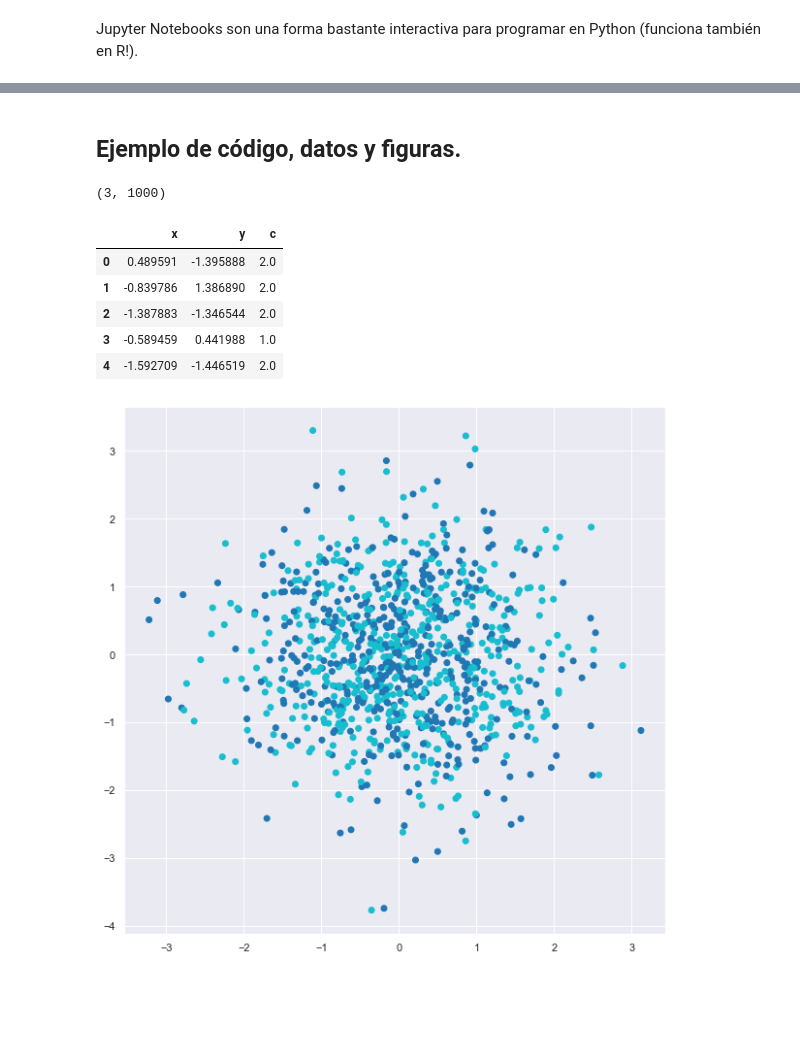
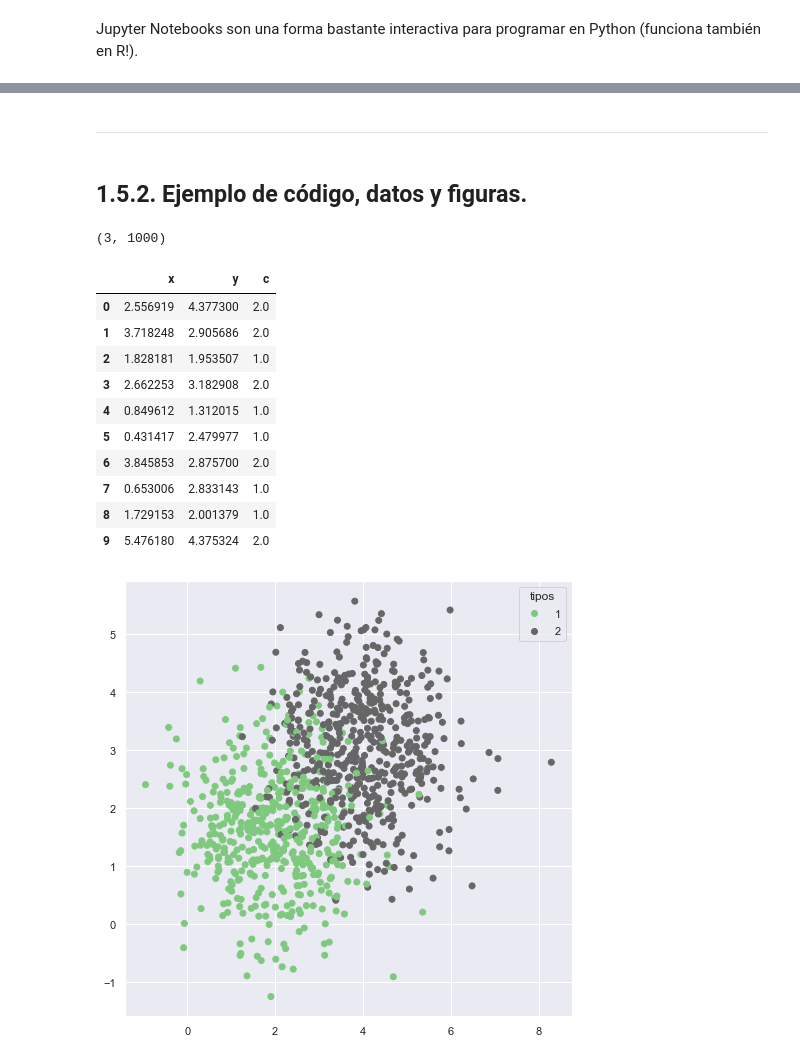
Before and after one commit to alejo-acosta/python-course, a Jupyter notebook: 1.5jupyter.ipynb, the cells around one changed output, grey strips where cells are left out. Saved outputs shown, nothing was run; the diff lists cells and outputs as text; code cells hidden in the pictures; blank space fills up the shorter version.

```diff
--- a/1.5jupyter.ipynb
+++ b/1.5jupyter.ipynb
@@ -26,5 +33,7 @@ Todo lo anterior se combina con código, táblas y figuras generadas en Python!
+# %% [markdown]
+---
 # %% [markdown]
-## Ejemplo de código, datos y figuras.
+## 1.5.2. Ejemplo de código, datos y figuras.
 # %%
 import numpy as np
 import pandas as pd
@@ -35,9 +44,9 @@ sns.set_theme()
 %matplotlib inline
 # %%
 n = 1000
-x = np.random.normal(0,1,n)
-y = np.random.normal(0,1,n)
 c = np.random.choice([1,2],n)
+x = np.random.normal(0,1,n) + c*2
+y = np.random.normal(0,1,n) + c*1.5
 
 array = np.array([x,y,c])
 # %%
@@ -46,17 +55,23 @@ array.shape
 (3, 1000)
 # %%
 df = pd.DataFrame(array, index=['x','y','c']).T
-df.head()
+df.head(10)
 # %% [output]
 |  | x | y | c |
-| 0 | 0.489591 | -1.395888 | 2.0 |
-| 1 | -0.839786 | 1.386890 | 2.0 |
-| 2 | -1.387883 | -1.346544 | 2.0 |
-| 3 | -0.589459 | 0.441988 | 1.0 |
-| 4 | -1.592709 | -1.446519 | 2.0 |
+| 0 | 2.556919 | 4.377300 | 2.0 |
+| 1 | 3.718248 | 2.905686 | 2.0 |
+| 2 | 1.828181 | 1.953507 | 1.0 |
+| 3 | 2.662253 | 3.182908 | 2.0 |
+| 4 | 0.849612 | 1.312015 | 1.0 |
+| 5 | 0.431417 | 2.479977 | 1.0 |
+| 6 | 3.845853 | 2.875700 | 2.0 |
+| 7 | 0.653006 | 2.833143 | 1.0 |
+| 8 | 1.729153 | 2.001379 | 1.0 |
+| 9 | 5.476180 | 4.375324 | 2.0 |
 # %%
-plt.figure(figsize=(10,10))
-plt.scatter(x,y, c=c, cmap='tab10')
+fig = plt.figure(figsize=(8,8))
+scat = plt.scatter(x,y, c=c, cmap='Accent')
+legend1 = plt.legend(*scat.legend_elements(), title="tipos")
 plt.show()
 # %% [output]
-[figure, old version]
+[figure, new version]
```
Also changed, not shown: parts of 9 cells of this notebook, 36 other files.
